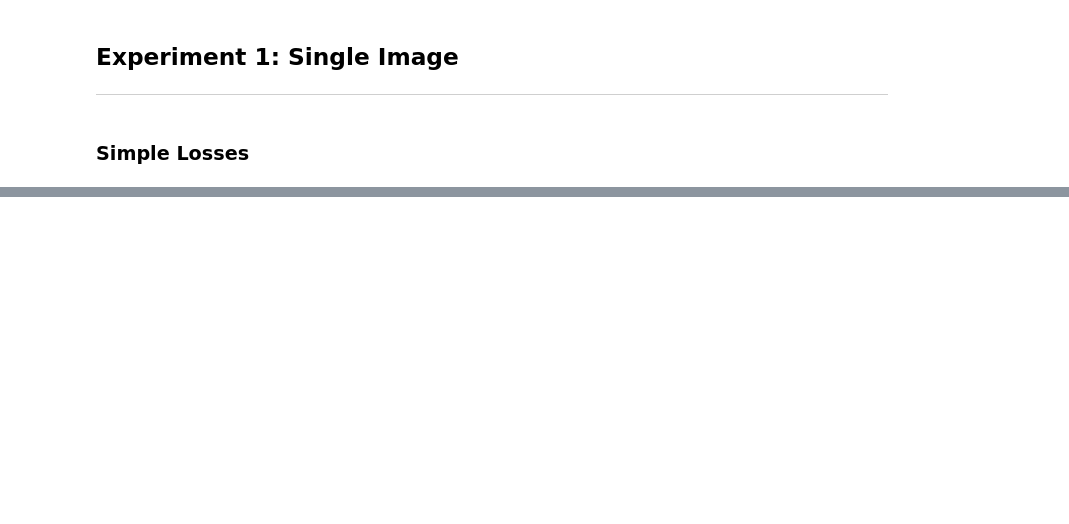
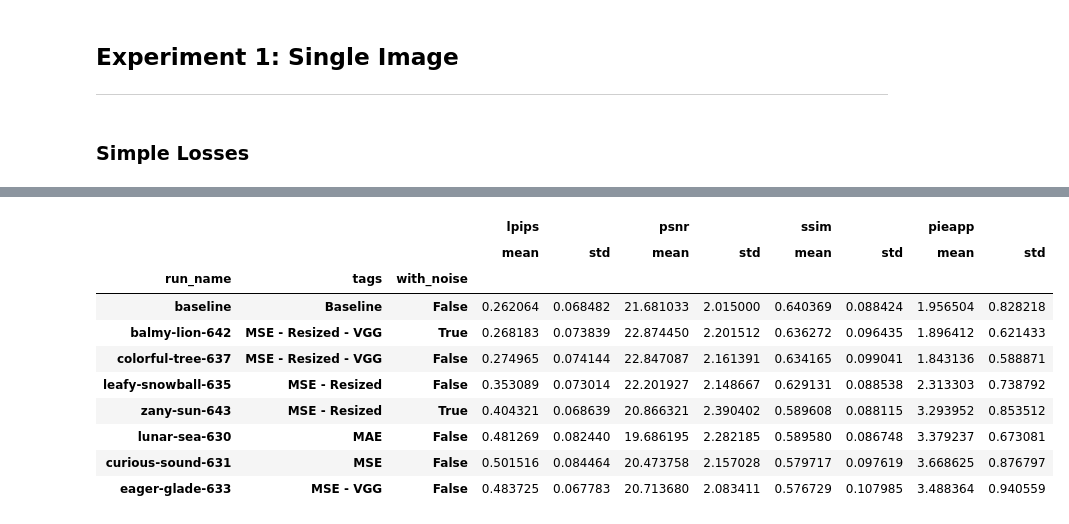
Before and after one commit to mikasenghaas/sillystill, a Jupyter notebook: notebooks/5.0-results.ipynb, the cells around one changed output, grey strips where cells are left out. Cells and saved outputs as stored; diff of their text form; code cells hidden in the pictures; blank space fills up the shorter version.

```diff
--- a/notebooks/5.0-results.ipynb
+++ b/notebooks/5.0-results.ipynb
@@ -129,0 +132,30 @@ sns.barplot(data=df_pivot, x="with_noise", y="value", hue="metric")
+# %%
+def load_results(path, runs):
+    data = pd.read_csv(path)
+
+    data = data.drop(columns=["digitalfilepath", "filmfilepath", "predictedfilepath"])
+
+    # Make index from 1-37 replicated num_runs times
+    idx = list(range(1, 38)) * data.run_name.nunique()
+    data["image_idx"] = idx
+
+    # Add run names
+    runs = [run for run in runs if run.name in data["run_name"].unique()]
+    tags = pd.Series([" - ".join(set(run.tags) - set(["Combined"])) for run in runs]).repeat(37).reset_index(drop=True)
+    with_noise = pd.Series([run.config["model"]["net"]["with_noise"] for run in runs]).repeat(37).reset_index(drop=True)
+    data["tags"] = tags
+    data["with_noise"] = with_noise
+
+    # Grab baselines
+    baselines_cols = ["baseline_lpips", "baseline_psnr", "baseline_ssim", "baseline_pieapp"]
+    baselines = data.iloc[:37, 5:-1].rename(lambda x: x.replace("baseline_", ""), axis=1)
+    baselines["image_idx"] = idx[:37]
+    baselines["run_name"] = "baseline"
+    baselines["tags"] = "Baseline"
+    baselines["with_noise"] = False
+    data = data.drop(columns=baselines_cols)
+
+    return pd.concat([data, baselines], axis=0)
+# %%
+full_data = load_results("outputs/full-data.csv", runs)
+full_data
@@ -129,0 +176,19 @@ sns.barplot(data=df_pivot, x="with_noise", y="value", hue="metric")
+# %%
+# Find mean and std for each metric
+full_data.groupby(["run_name", "tags", "with_noise"]).agg(
+    {"lpips": ["mean", "std"],
+     "psnr": ["mean", "std"],
+     "ssim": ["mean", "std"],
+     "pieapp": ["mean", "std"]}).sort_values(by=("ssim", "mean"), ascending=False)
+# %% [output]
+|  |  |  | lpips |  | psnr |  | ssim |  | pieapp |  |
+|  |  |  | mean | std | mean | std | mean | std | mean | std |
+| run_name | tags | with_noise |  |  |  |  |  |  |  |  |
+| baseline | Baseline | False | 0.262064 | 0.068482 | 21.681033 | 2.015000 | 0.640369 | 0.088424 | 1.956504 | 0.828218 |
+| balmy-lion-642 | MSE - Resized - VGG | True | 0.268183 | 0.073839 | 22.874450 | 2.201512 | 0.636272 | 0.096435 | 1.896412 | 0.621433 |
+| colorful-tree-637 | MSE - Resized - VGG | False | 0.274965 | 0.074144 | 22.847087 | 2.161391 | 0.634165 | 0.099041 | 1.843136 | 0.588871 |
+| leafy-snowball-635 | MSE - Resized | False | 0.353089 | 0.073014 | 22.201927 | 2.148667 | 0.629131 | 0.088538 | 2.313303 | 0.738792 |
+| zany-sun-643 | MSE - Resized | True | 0.404321 | 0.068639 | 20.866321 | 2.390402 | 0.589608 | 0.088115 | 3.293952 | 0.853512 |
+| lunar-sea-630 | MAE | False | 0.481269 | 0.082440 | 19.686195 | 2.282185 | 0.589580 | 0.086748 | 3.379237 | 0.673081 |
+| curious-sound-631 | MSE | False | 0.501516 | 0.084464 | 20.473758 | 2.157028 | 0.579717 | 0.097619 | 3.668625 | 0.876797 |
+| eager-glade-633 | MSE - VGG | False | 0.483725 | 0.067783 | 20.713680 | 2.083411 | 0.576729 | 0.107985 | 3.488364 | 0.940559 |
```
Also changed, not shown: parts of 14 cells of this notebook, 4 other files.
